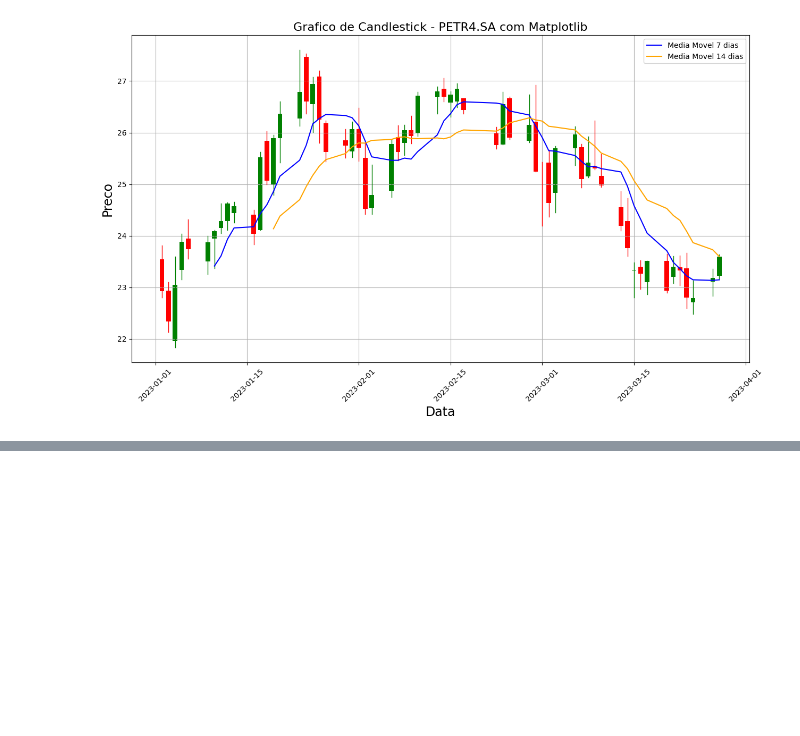
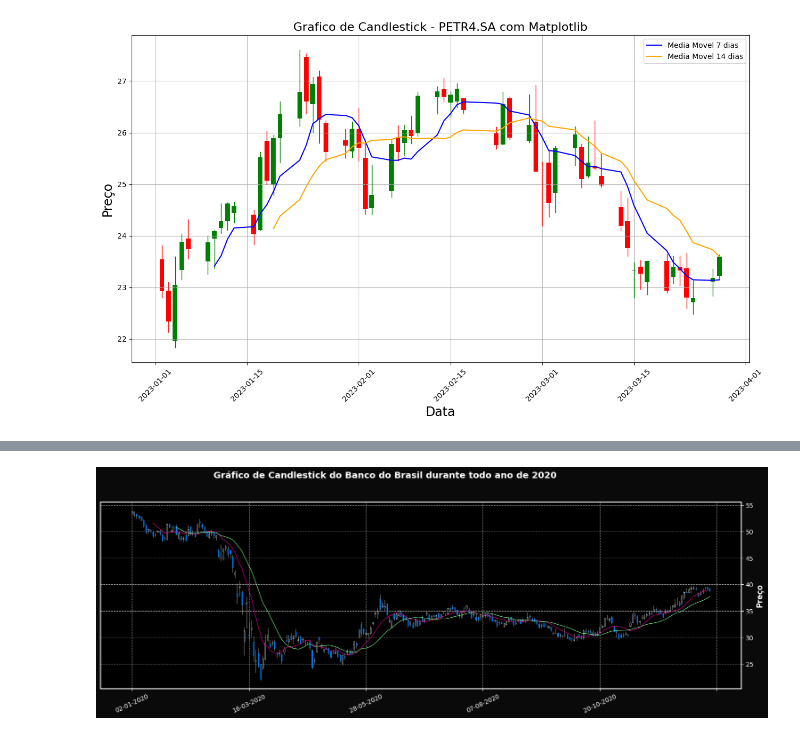
Before and after one commit to revso1337/Alura_Imersao, a Jupyter notebook: Notebooks/Imersão_Aula_04.ipynb, the cells around one changed output, grey strips where cells are left out. Cells and saved outputs as stored; diff of their text form; code cells hidden in the pictures; blank space fills up the shorter version.

```diff
--- a/Notebooks/Imersão_Aula_04.ipynb
+++ b/Notebooks/Imersão_Aula_04.ipynb
@@ -191,0 +218,4 @@ TypeError: 'module' object is not callable
+# %%
+mpf.plot(dados_bb, type='candle', figsize=(20, 6), style='mike',  mav=(10,20), ylabel='Preço', ylabel_lower='Volume', datetime_format='%d-%m-%Y', xrotation=25, title='Gráfico de Candlestick do Banco do Brasil durante todo ano de 2020')
+# %% [output]
+[figure, added]
```
Also changed, not shown: parts of 13 cells of this notebook.
